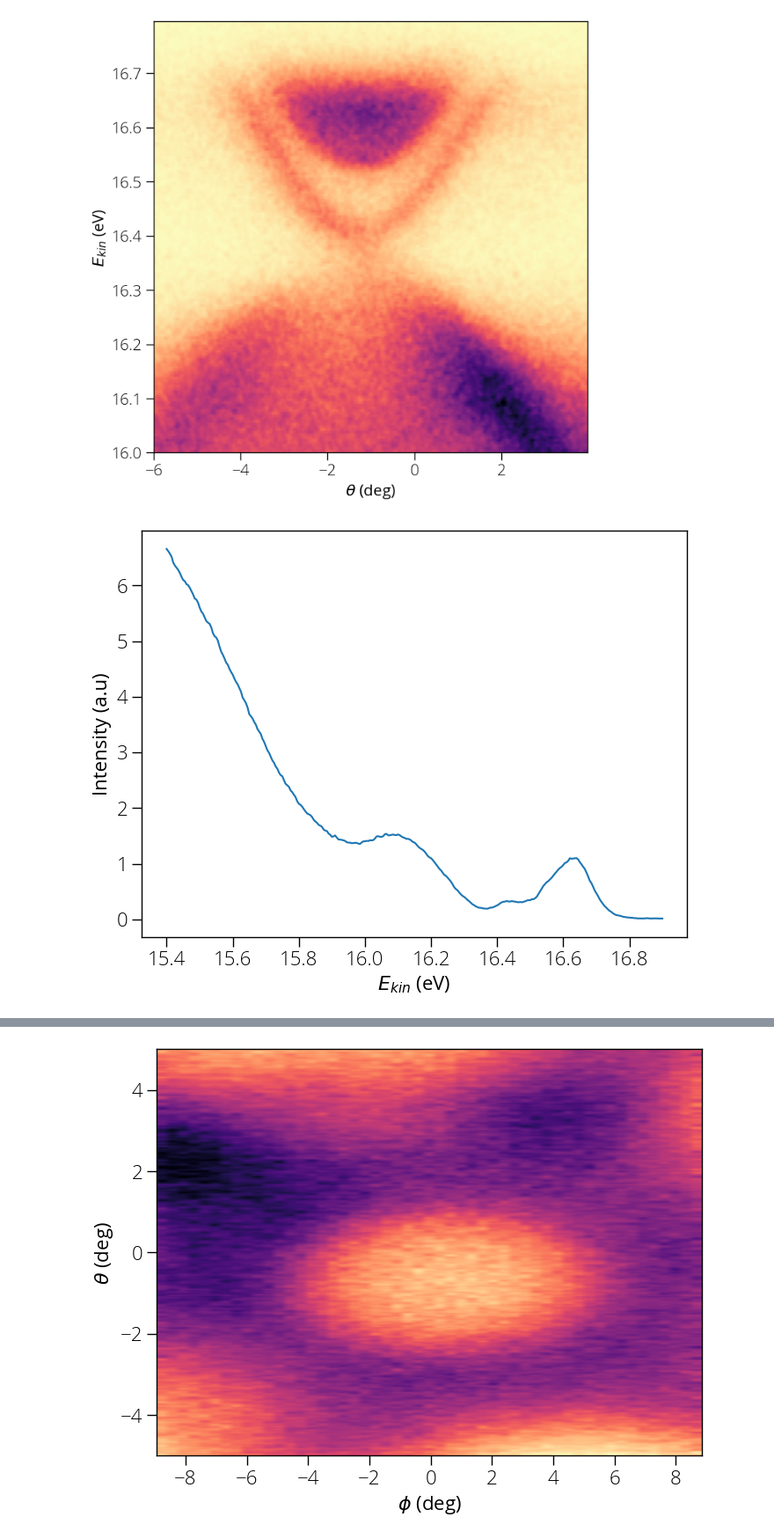
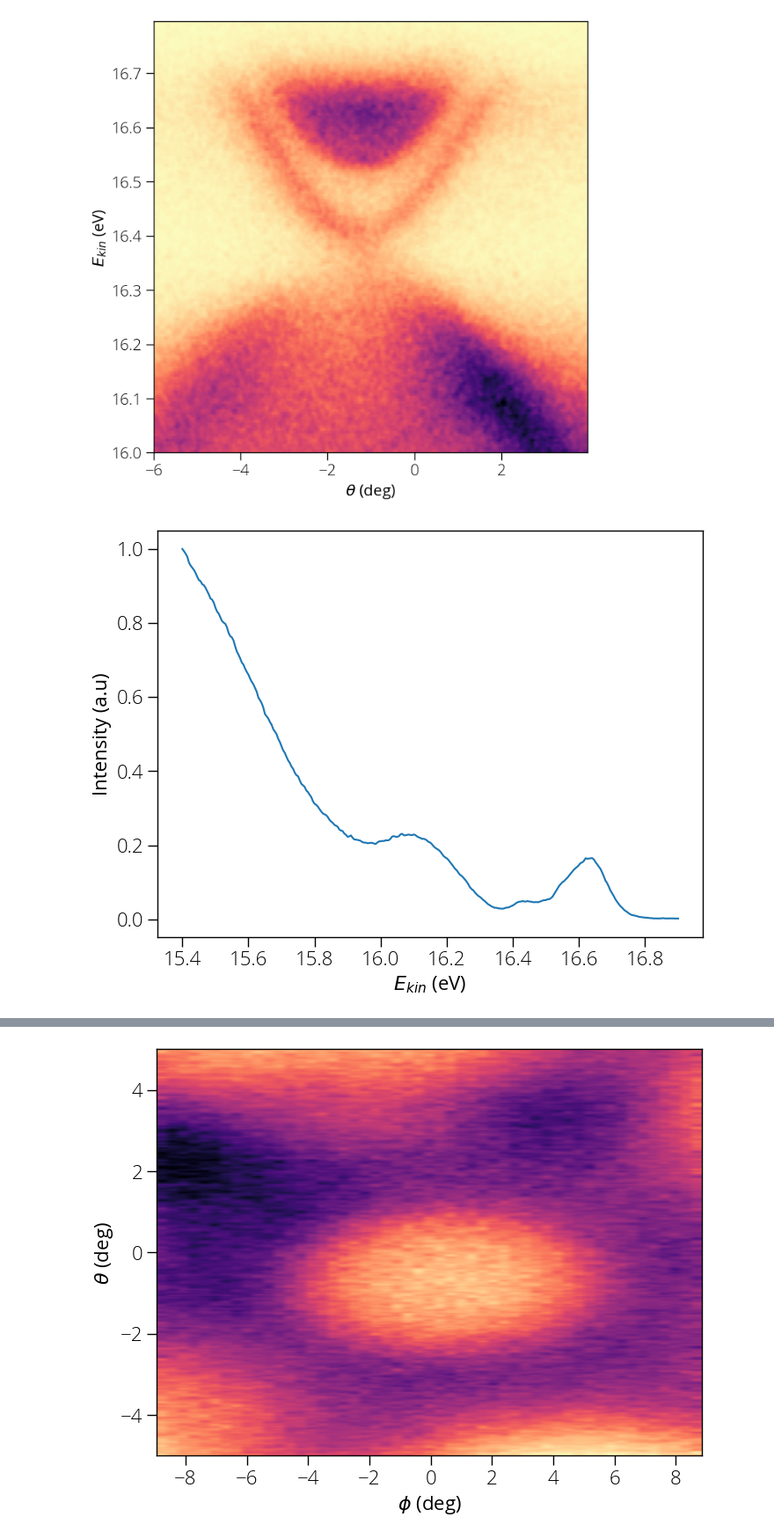
Before and after one commit to pranabdas/arpespythontools, a Jupyter notebook: notebooks/Plots.ipynb, the cells around one changed output, grey strips where cells are left out. Shown at 88% size. Cells and saved outputs as stored; diff of their text form; code cells hidden in the pictures.

```diff
--- a/notebooks/Plots.ipynb
+++ b/notebooks/Plots.ipynb
@@ -10,4 +1,12 @@ import matplotlib.pyplot as plt
 # %%
+import sys
+sys.path.append('/root')
+import arpespythontools as arp
+from matplotlib import rcParamsDefault
+from matplotlib.ticker import AutoMinorLocator
+
+import matplotlib.pyplot as plt
+%matplotlib inline
 plt.rcParams.update(rcParamsDefault)
 large = 22; med = 16; #small = 12
 params = {'legend.fontsize': med,
@@ -33,6 +32,7 @@ params = {'legend.fontsize': med,
       'font.style': 'normal', # normal, italic
          }
 plt.rcParams.update(params)
+plt.rcParams['figure.facecolor'] = 'white'
 # %%
 url = 'https://pranabdas.github.io/drive/datasets/arpes/sample_spectrum.txt'
 # url = '/Users/Pranab/Desktop/drive/datasets/arpes/sample_spectrum.txt'
@@ -73,12 +73,12 @@ plt.show()
 # %%
 edc = arp.line_profile(data, energy, angle, -3, 3)
 
-plt.plot(energy, edc/100000)
+plt.plot(energy, edc/max(edc))
 plt.xlabel('$E_{kin}$ (eV)')
 plt.ylabel('Intensity (a.u)')
 plt.show()
 # %% [output]
-[figure, old version]
+[figure, new version]
 # %%
 mdc = arp.line_profile(data.T, angle, energy, 16.5, 16.7)
 
```
Also changed, not shown: parts of 4 cells of this notebook, 13 other files.
